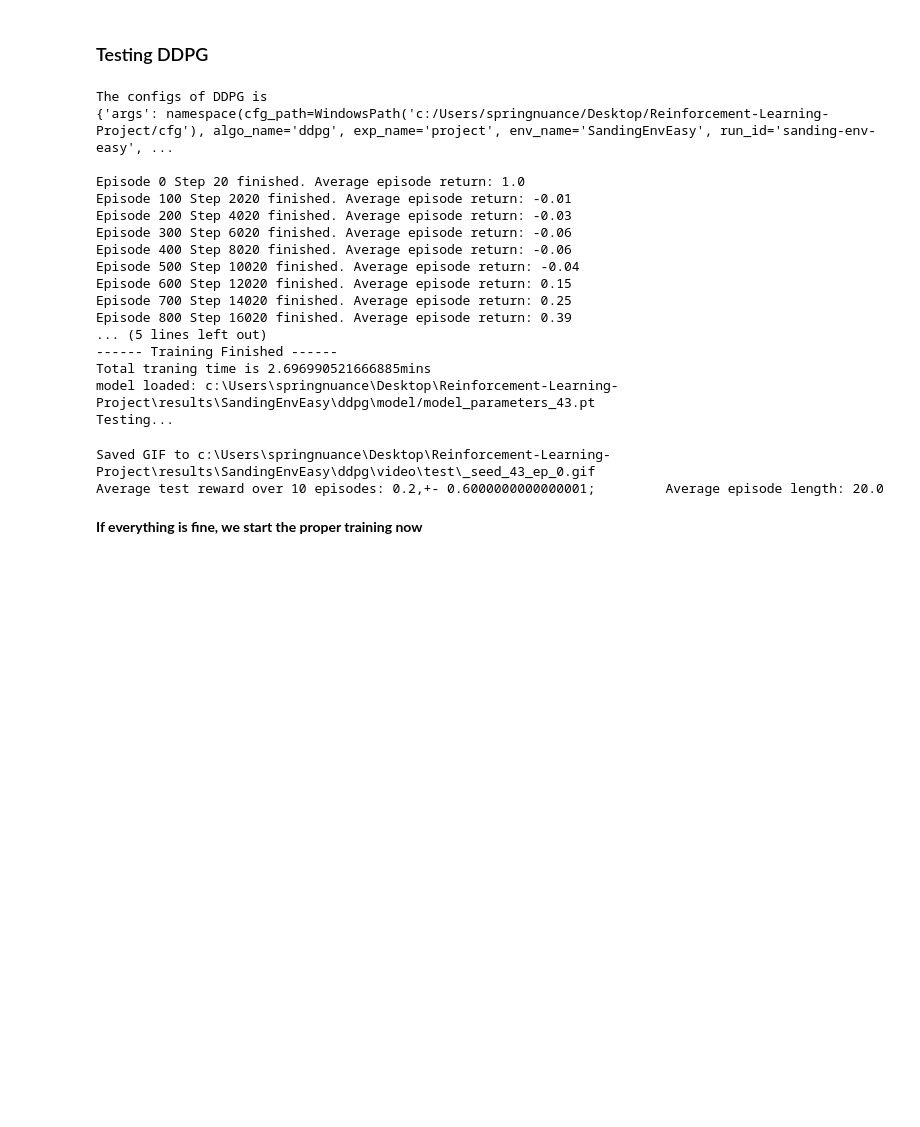
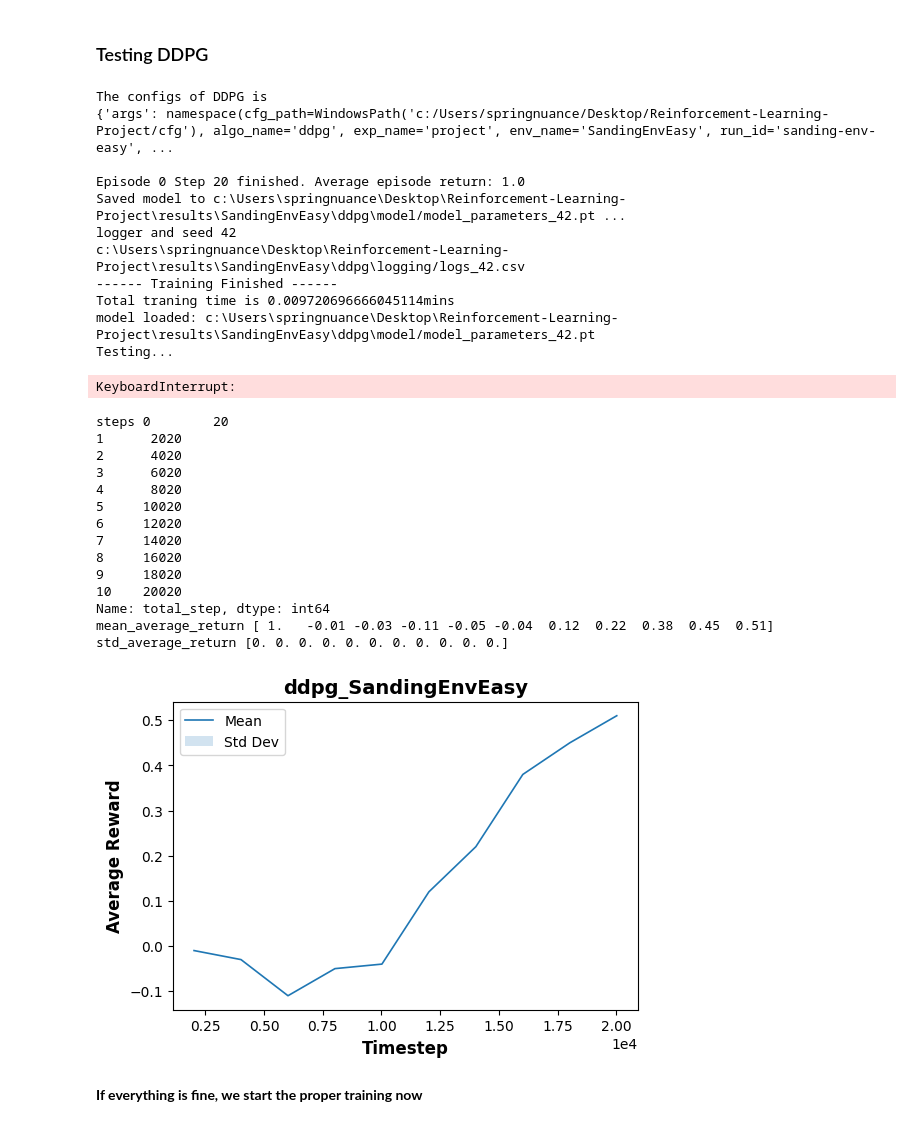
Before and after one commit to SpringNuance/Reinforcement-Learning-Project, a Jupyter notebook: project_section8_Project code.ipynb, the cells around one changed output. Drawn from its saved outputs; the diff is of its cells as text; code cells hidden in the pictures; blank space fills up the shorter version.

```diff
--- a/project_section8_Project code.ipynb
+++ b/project_section8_Project code.ipynb
@@ -355,11 +277,11 @@ KeyboardInterrupt:
 
 from algos.ddpg_agent import DDPGAgent
 
-train_episodes = 1000  # Limit the number of training episode for a fast test
+train_episodes = 10  # Limit the number of training episode for a fast test
 
 config=setup(algo='ddpg', env='easy', train_episodes=train_episodes, render=False)
 
-config["seed"] = 43
+config["seed"] = 42
 
 print("The configs of DDPG is")
 print(config)
@@ -411,21 +333,42 @@ The configs of DDPG is
 {'args': namespace(cfg_path=WindowsPath('c:/Users/springnuance/Desktop/Reinforcement-Learning-Project/cfg'), algo_name='ddpg', exp_name='project', env_name='SandingEnvEasy', run_id='sanding-env-easy', ...
 
 Episode 0 Step 20 finished. Average episode return: 1.0
-Episode 100 Step 2020 finished. Average episode return: -0.01
-Episode 200 Step 4020 finished. Average episode return: -0.03
-Episode 300 Step 6020 finished. Average episode return: -0.06
-Episode 400 Step 8020 finished. Average episode return: -0.06
-Episode 500 Step 10020 finished. Average episode return: -0.04
-Episode 600 Step 12020 finished. Average episode return: 0.15
-Episode 700 Step 14020 finished. Average episode return: 0.25
-Episode 800 Step 16020 finished. Average episode return: 0.39
-... (5 lines left out)
+Saved model to c:\Users\springnuance\Desktop\Reinforcement-Learning-Project\results\SandingEnvEasy\ddpg\model/model_parameters_42.pt ...
+logger and seed 42
+c:\Users\springnuance\Desktop\Reinforcement-Learning-Project\results\SandingEnvEasy\ddpg\logging/logs_42.csv
 ------ Training Finished ------
-Total traning time is 2.696990521666885mins
-model loaded: c:\Users\springnuance\Desktop\Reinforcement-Learning-Project\results\SandingEnvEasy\ddpg\model/model_parameters_43.pt
+Total traning time is 0.009720696666045114mins
+model loaded: c:\Users\springnuance\Desktop\Reinforcement-Learning-Project\results\SandingEnvEasy\ddpg\model/model_parameters_42.pt
 Testing...
-Saved GIF to c:\Users\springnuance\Desktop\Reinforcement-Learning-Project\results\SandingEnvEasy\ddpg\video\test\_seed_43_ep_0.gif
-Average test reward over 10 episodes: 0.2,+- 0.6000000000000001;         Average episode length: 20.0
+KeyboardInterrupt:
+# %%
+implemented_algo ='ddpg' # 'ppo' or 'ddpg'
+import utils.common_utils as cu
+for environment in ['easy']:
+    training_seeds = []
+    for i in range(43, 44):
+        config=setup(algo=implemented_algo, env=environment, render=False)
+        config["seed"] = i
+        training_seeds.append(i)
+        agent=DDPGAgent(config)
+    # plot the statistical training curves with specific random seeds
+    cu.plot_algorithm_training(agent.logging_dir, training_seeds, agent.env_name, implemented_algo)
+# %% [output]
+steps 0        20
+1      2020
+2      4020
+3      6020
+4      8020
+5     10020
+6     12020
+7     14020
+8     16020
+9     18020
+10    20020
+Name: total_step, dtype: int64
+mean_average_return [ 1.   -0.01 -0.03 -0.11 -0.05 -0.04  0.12  0.22  0.38  0.45  0.51]
+std_average_return [0. 0. 0. 0. 0. 0. 0. 0. 0. 0. 0.]
+[figure, added]
 # %% [markdown]
 **If everything is fine, we start the proper training now**
 # %% [markdown]
```
Also changed, not shown: parts of 22 cells of this notebook, 52 other files.
